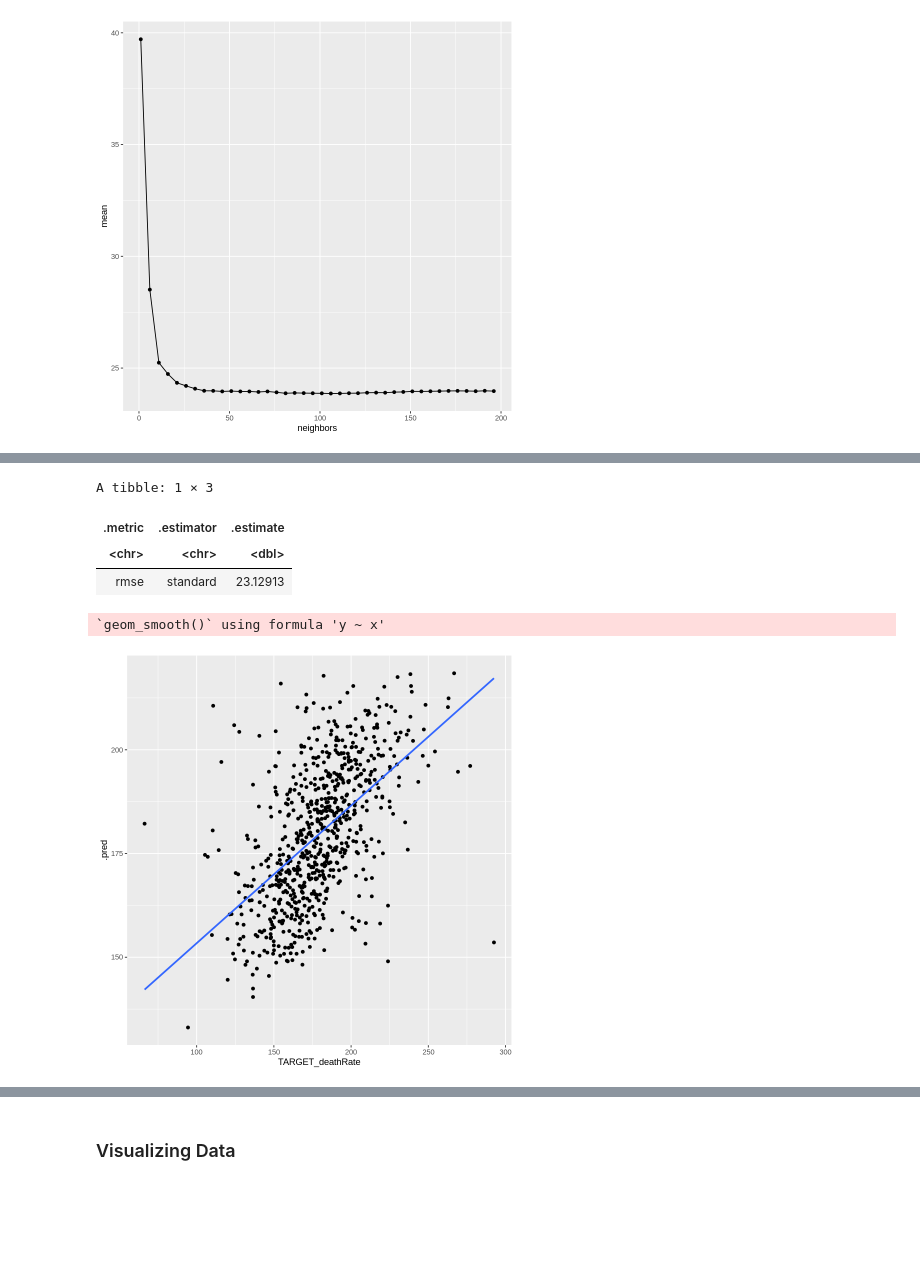
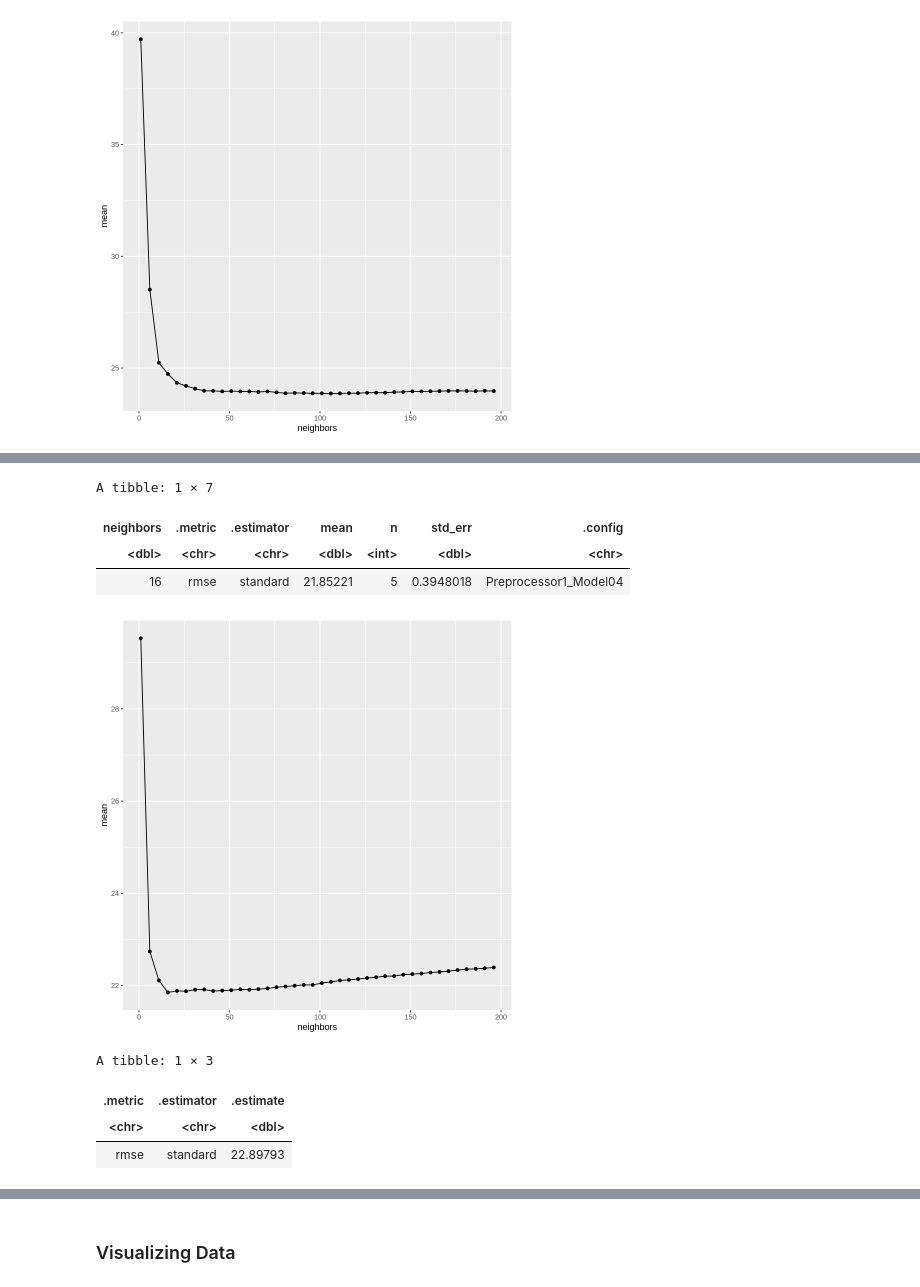
Before and after one commit to caswellbrett/CancerMortalityPrediction, a Jupyter notebook: Report.ipynb, the cells around one changed output, grey strips where cells are left out. Drawn from its saved outputs; the diff is of its cells as text; code cells hidden in the pictures; blank space fills up the shorter version.

Commit message:
Created KNN models for all 5 predictors

```diff
--- a/Report.ipynb
+++ b/Report.ipynb
@@ -362,31 +427,49 @@ knn_recipe_2 <- lm_recipe_2 |> #making recipe with our predictor variables
+# %%
+knn_recipe_5 <- lm_recipe_5 |> #making recipe with our predictor variables
+                        step_scale(all_predictors()) |> # scaling all predictors
+                        step_center(all_predictors()) # centering all predictors
+
+acc_5 <- workflow() |>
+    add_recipe(knn_recipe_5) |>
+    add_model(knn_spec) |>
+    tune_grid(resamples = cancer_vfold, grid = gridvals) |>
+    collect_metrics() |>
+    filter(.metric == "rmse")
+
+min_mean <- acc_5 |>
+    filter(mean == min(mean)) #finding lowest mean to get the most accurate rmspe
+min_mean
+
+options(repr.plot.width = 7, repr.plot.height = 7)
+
+ggplot(acc_5, aes(x = neighbors, y = mean)) +
+    geom_point() +
+    geom_line()
+# %% [output]
+A tibble: 1 × 7
+| neighbors | .metric | .estimator | mean | n | std_err | .config |
+| <dbl> | <chr> | <chr> | <dbl> | <int> | <dbl> | <chr> |
+| 16 | rmse | standard | 21.85221 | 5 | 0.3948018 | Preprocessor1_Model04 |
+[figure, added]
 # %%
-knn_spec_2 <- nearest_neighbor(weight_func = "rectangular", neighbors = 16) |>
+knn_spec_4 <- nearest_neighbor(weight_func = "rectangular", neighbors = 41) |>
      set_engine("kknn") |> #performing knn regression
      set_mode("regression")
 
 acc <- workflow() |>
-    add_recipe(cancer_recipe) |>
-    add_model(knn_spec_2) |>
+    add_recipe(knn_recipe_4) |>
+    add_model(knn_spec_4) |>
     fit(data = cancer_training)
-
 
 predictions <- acc |>
     predict(cancer_testing) |>
     bind_cols(cancer_testing)
 
 metrics_cancer <- metrics(predictions, truth = TARGET_deathRate, estimate = .pred) |>
     filter(.metric == "rmse")
 metrics_cancer
-
-options(repr.plot.width = 7, repr.plot.height = 7)
-
-ggplot(predictions, aes(x = TARGET_deathRate, y = .pred)) +
-    geom_point() +
-    geom_smooth(method = lm, se = FALSE)
 # %% [output]
 A tibble: 1 × 3
 | .metric | .estimator | .estimate |
 | <chr> | <chr> | <dbl> |
-| rmse | standard | 23.12913 |
+| rmse | standard | 22.89793 |
-`geom_smooth()` using formula 'y ~ x'
-[figure, removed]
```
Also changed, not shown: parts of 8 cells of this notebook.
